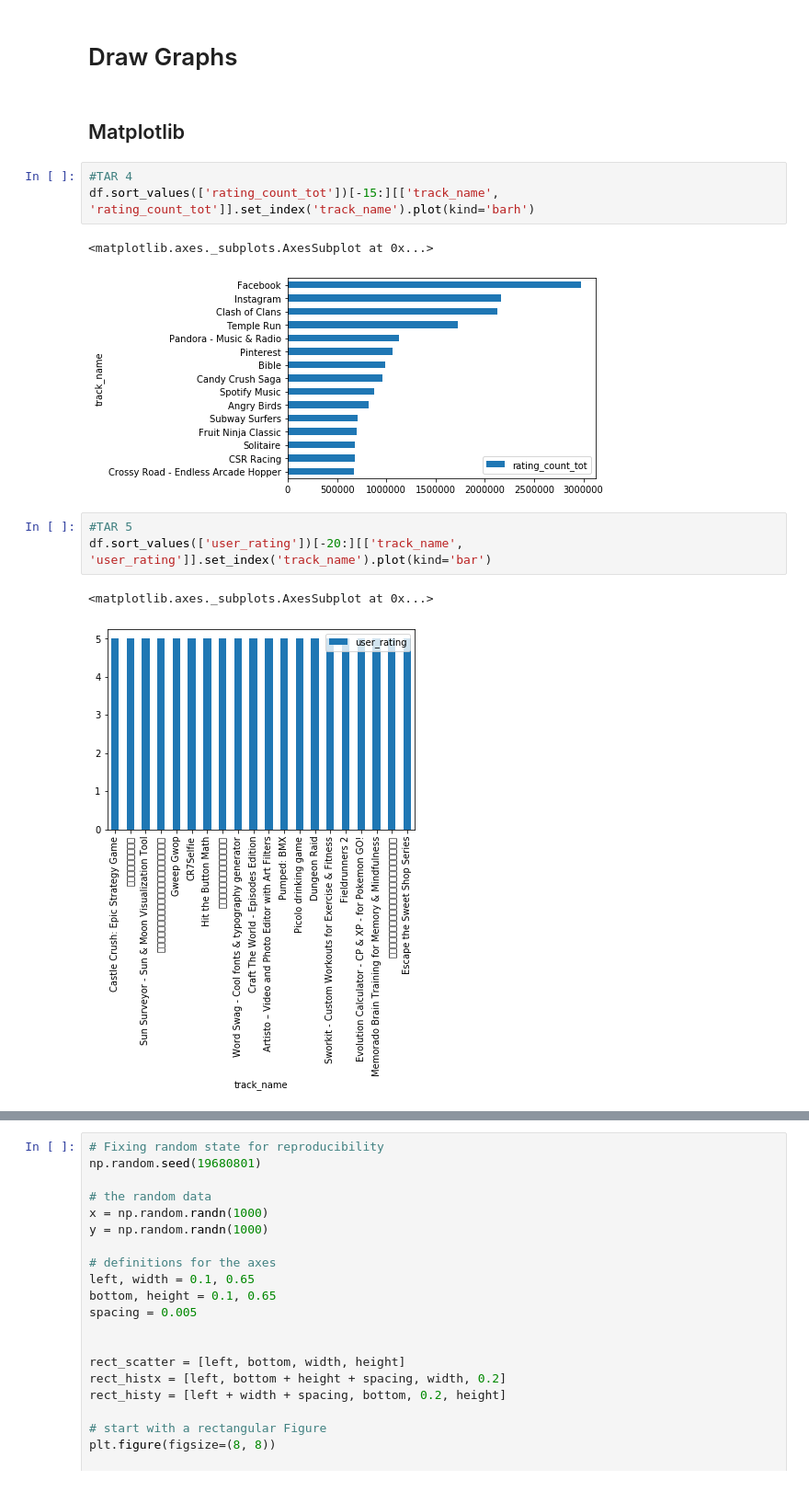
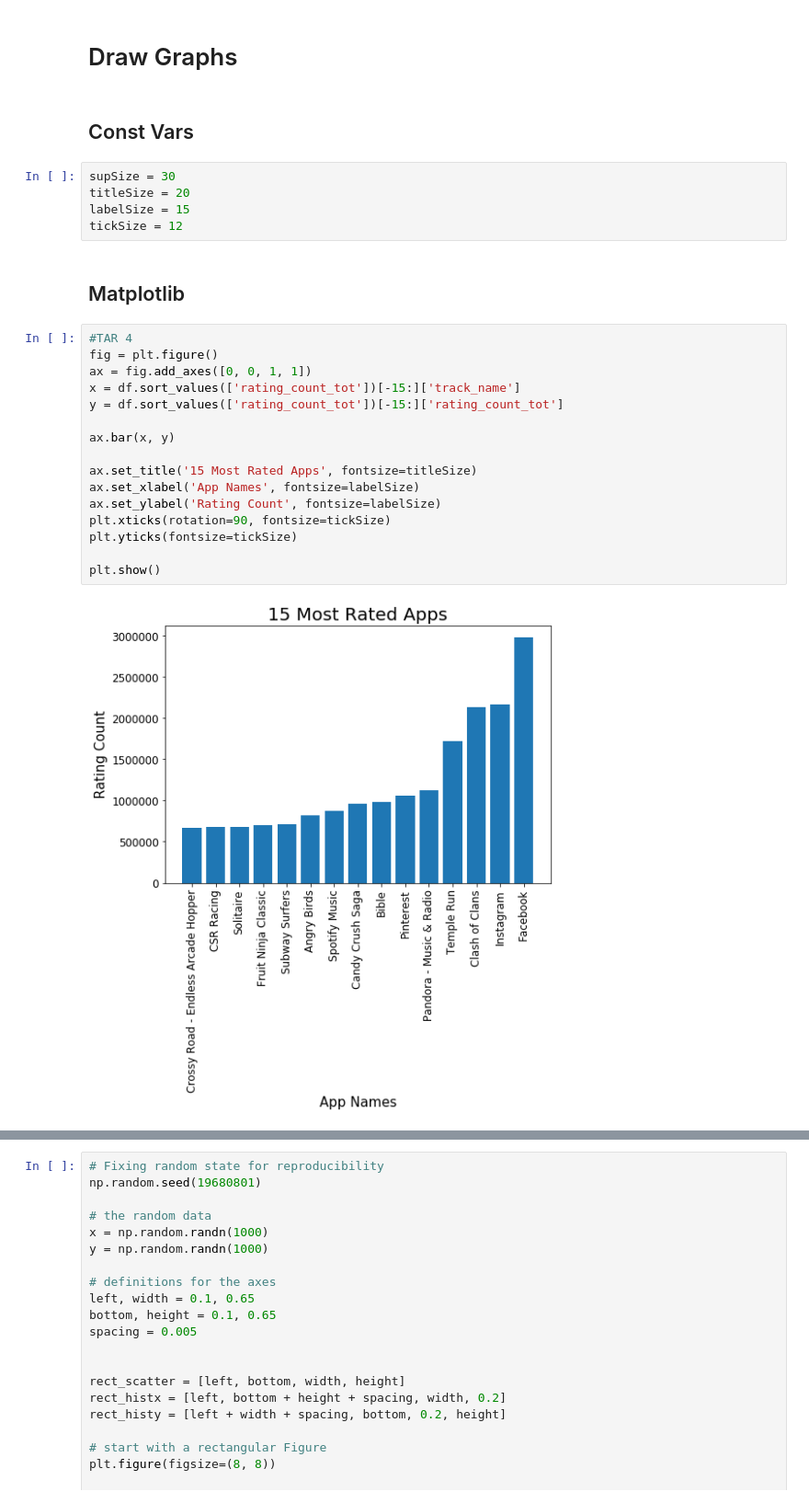
Before and after one commit to MtheEPIC/KaggleProj, a Jupyter notebook: Apple_Visualization.ipynb, the cells around one changed output, grey strips where cells are left out. Shown at 92% size. Cells and saved outputs as stored; diff of their text form.

```diff
--- a/Apple_Visualization.ipynb
+++ b/Apple_Visualization.ipynb
@@ -42,17 +42,30 @@ dtypes: float64(3), int64(6), object(4)
 memory usage: 731.1+ KB
 # %% [markdown]
 # Draw Graphs
+# %% [markdown]
+## Const Vars
+# %%
+supSize = 30
+titleSize = 20
+labelSize = 15
+tickSize = 12
 # %% [markdown]
 ## Matplotlib
-# %%
-#TAR 4
-df.sort_values(['rating_count_tot'])[-15:][['track_name', 'rating_count_tot']].set_index('track_name').plot(kind='barh')
-# %% [output]
-<matplotlib.axes._subplots.AxesSubplot at 0x...>
-[figure, removed]
-# %%
-#TAR 5
-df.sort_values(['user_rating'])[-20:][['track_name', 'user_rating']].set_index('track_name').plot(kind='bar')
-# %% [output]
-<matplotlib.axes._subplots.AxesSubplot at 0x...>
-[figure, removed]
+# %%
+#TAR 4
+fig = plt.figure()
+ax = fig.add_axes([0, 0, 1, 1])
+x = df.sort_values(['rating_count_tot'])[-15:]['track_name']
+y = df.sort_values(['rating_count_tot'])[-15:]['rating_count_tot']
+
+ax.bar(x, y)
+
+ax.set_title('15 Most Rated Apps', fontsize=titleSize)
+ax.set_xlabel('App Names', fontsize=labelSize)
+ax.set_ylabel('Rating Count', fontsize=labelSize)
+plt.xticks(rotation=90, fontsize=tickSize)
+plt.yticks(fontsize=tickSize)
+
+plt.show()
+# %% [output]
+[figure, added]
```
Also changed, not shown: parts of 5 cells of this notebook.
